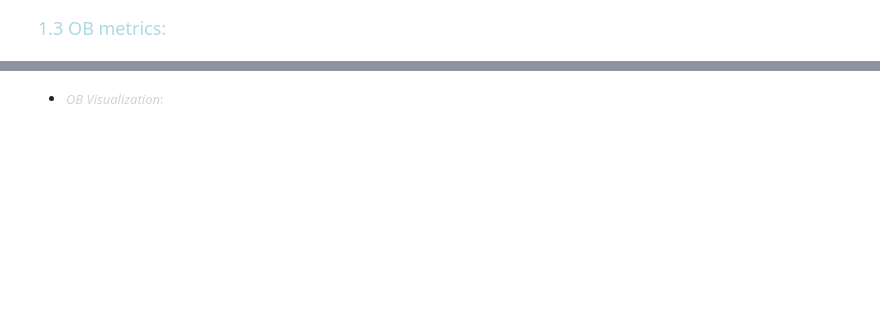
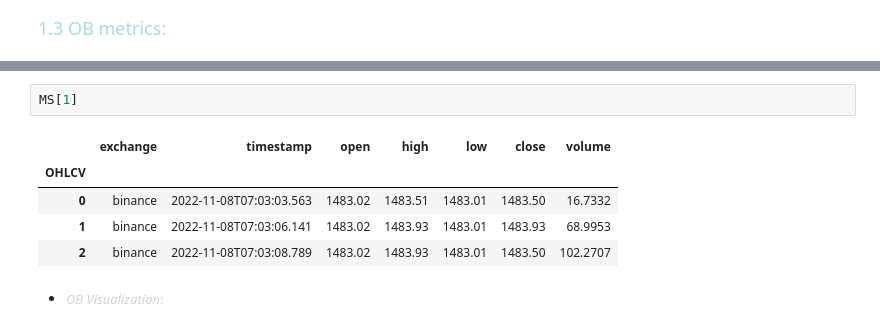
Before and after one commit to EstebanMqz/Microstructure-Visualization-Modelling, a Jupyter notebook: notebook.ipynb, the cells around one changed output, grey strips where cells are left out. Drawn from its saved outputs; the diff is of its cells as text; blank space fills up the shorter version.

```diff
--- a/notebook.ipynb
+++ b/notebook.ipynb
@@ -264,2 +279,10 @@ ob
+# %%
+MS[1]
+# %% [output]
+|  | exchange | timestamp | open | high | low | close | volume |
+| OHLCV |  |  |  |  |  |  |  |
+| 0 | binance | 2022-11-08T07:03:03.563 | 1483.02 | 1483.51 | 1483.01 | 1483.50 | 16.7332 |
+| 1 | binance | 2022-11-08T07:03:06.141 | 1483.02 | 1483.93 | 1483.01 | 1483.93 | 68.9953 |
+| 2 | binance | 2022-11-08T07:03:08.789 | 1483.02 | 1483.93 | 1483.01 | 1483.50 | 102.2707 |
 # %% [markdown]
 + <font color= lightgray> <font size = 2> *OB Visualization*: </font>
```
Also changed, not shown: parts of 20 cells of this notebook, 2 other files.
